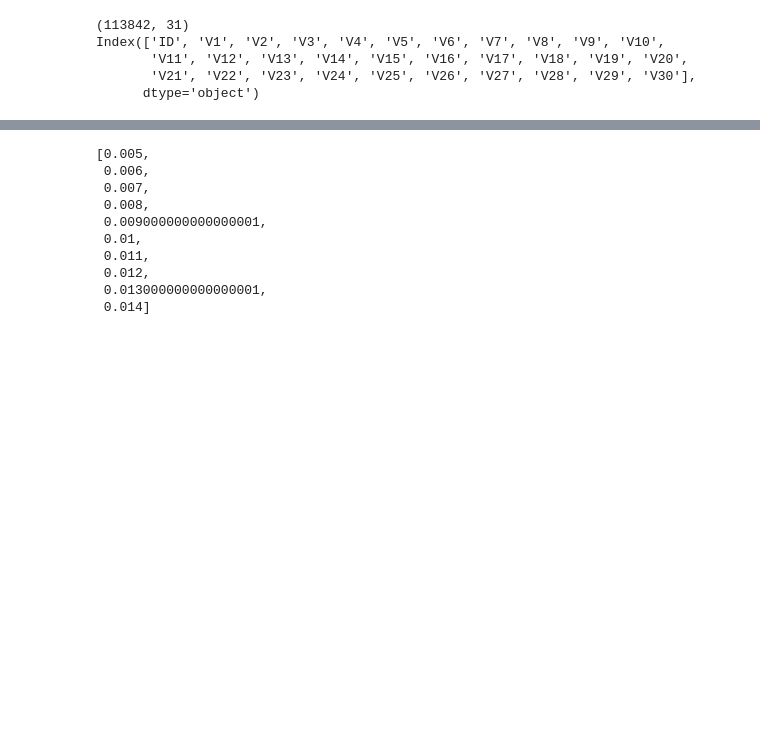
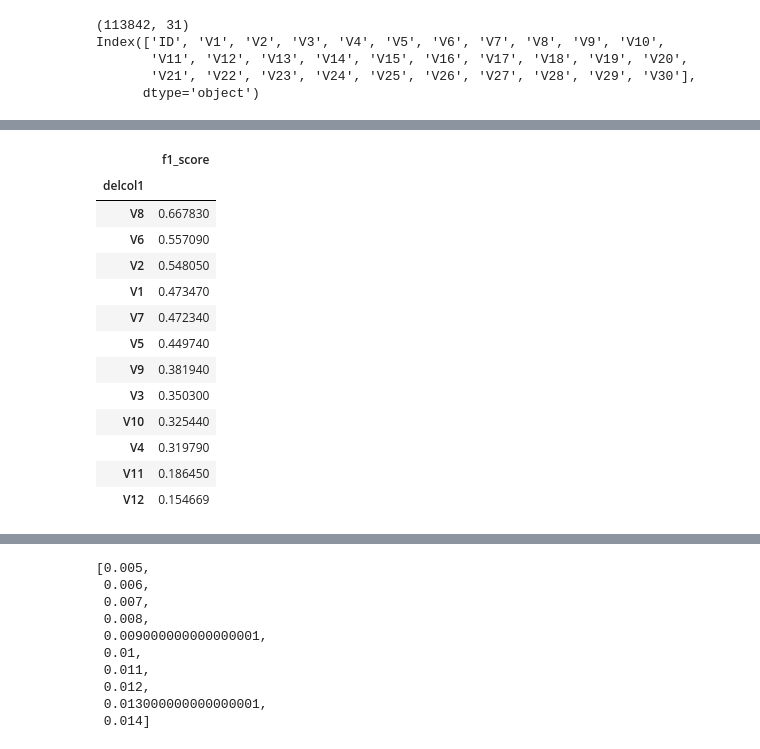
Before and after one commit to bjKim2/Dacon_CreditCard, a Jupyter notebook: prac_robust_02.ipynb, the cells around one changed output, grey strips where cells are left out. Saved outputs shown, nothing was run; the diff lists cells and outputs as text; code cells hidden in the pictures; blank space fills up the shorter version.

```diff
--- a/prac_robust_02.ipynb
+++ b/prac_robust_02.ipynb
@@ -191,0 +146,21 @@ F1 score on Test 0.5484
+# %%
+
+
+df2 =df.groupby('delcol1').mean()
+df2.sort_values('f1_score',inplace=True,ascending=False)
+df2
+# %% [output]
+|  | f1_score |
+| delcol1 |  |
+| V8 | 0.667830 |
+| V6 | 0.557090 |
+| V2 | 0.548050 |
+| V1 | 0.473470 |
+| V7 | 0.472340 |
+| V5 | 0.449740 |
+| V9 | 0.381940 |
+| V3 | 0.350300 |
+| V10 | 0.325440 |
+| V4 | 0.319790 |
+| V11 | 0.186450 |
+| V12 | 0.154669 |
```
Also changed, not shown: parts of 15 cells of this notebook, 12 other files.
